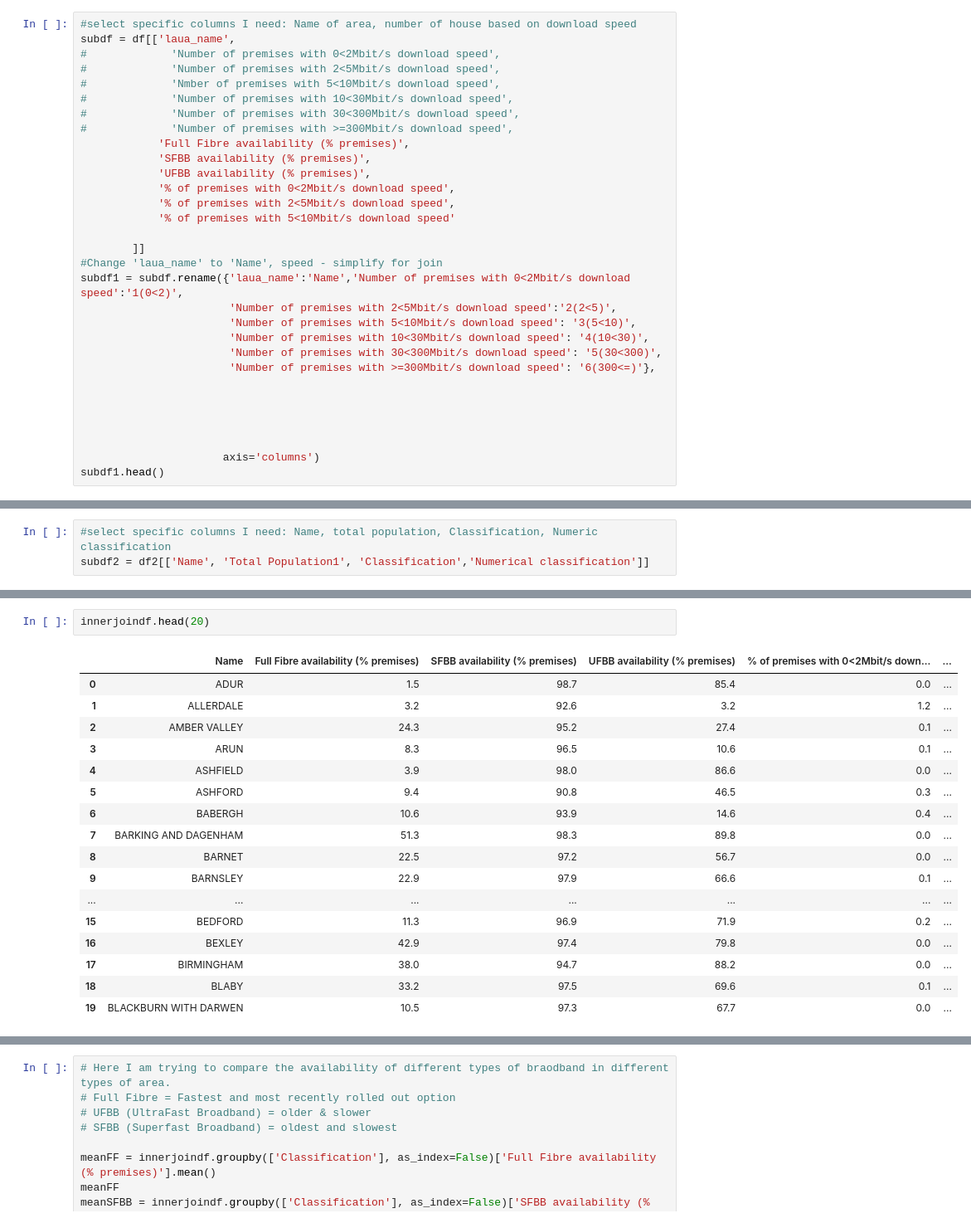
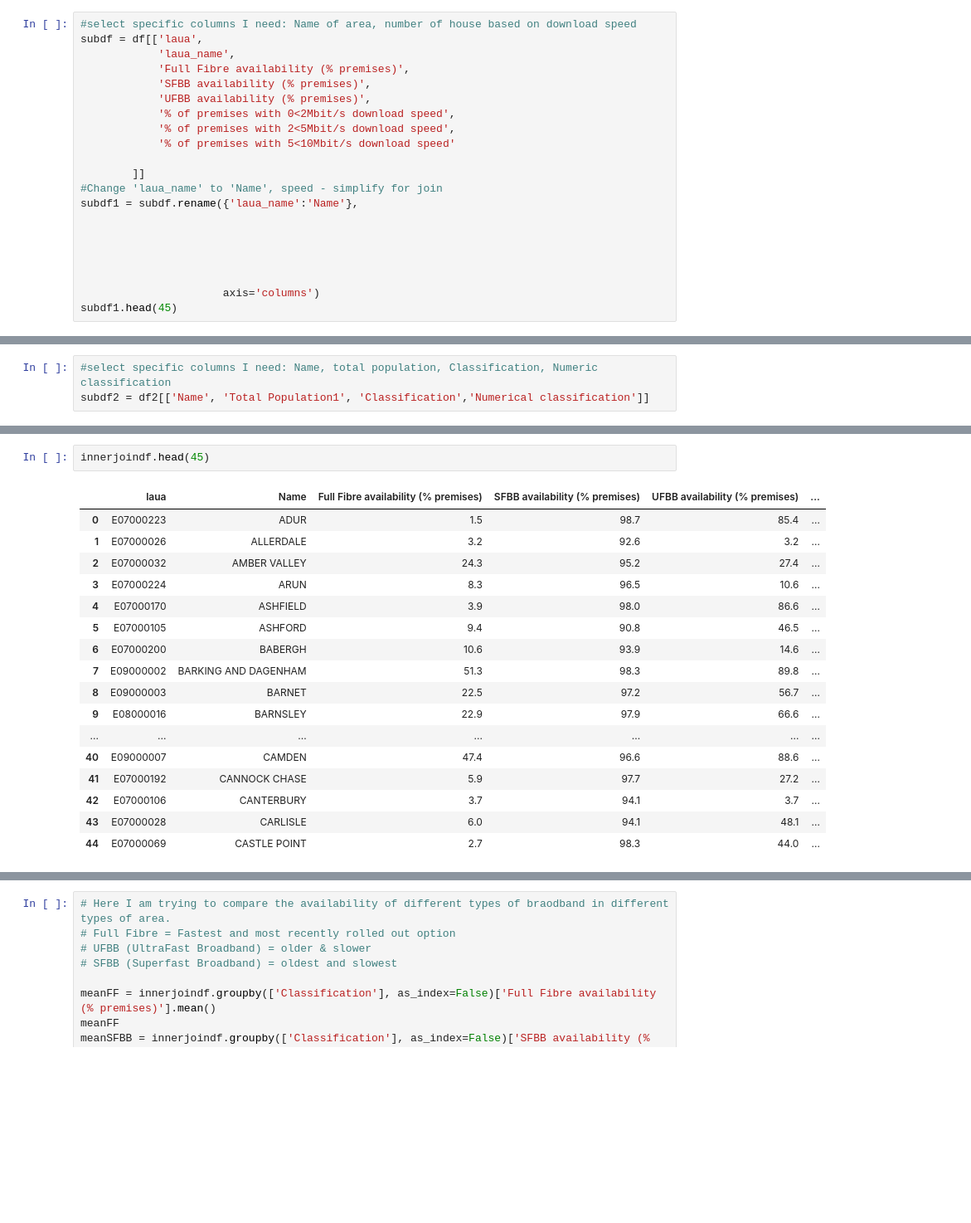
Before and after one commit to Kim22345/CFG-Data-Project-, a Jupyter notebook: Rural_vs_urban-infra_kim.ipynb, the cells around one changed output, grey strips where cells are left out. Shown: that part at 83% size. Saved outputs shown, nothing was run; the diff lists cells and outputs as text; blank space fills up the shorter version.

```diff
--- a/Rural_vs_urban-infra_kim.ipynb
+++ b/Rural_vs_urban-infra_kim.ipynb
@@ -43,13 +43,8 @@ dtypes: float64(18), int64(20), object(2)
 memory usage: 117.0+ KB
 # %%
 #select specific columns I need: Name of area, number of house based on download speed
-subdf = df[['laua_name',
-#             'Number of premises with 0<2Mbit/s download speed',
-#             'Number of premises with 2<5Mbit/s download speed',
-#             'Nmber of premises with 5<10Mbit/s download speed',
-#             'Number of premises with 10<30Mbit/s download speed',
-#             'Number of premises with 30<300Mbit/s download speed',
-#             'Number of premises with >=300Mbit/s download speed',
+subdf = df[['laua',
+            'laua_name',
             'Full Fibre availability (% premises)',
             'SFBB availability (% premises)',
             'UFBB availability (% premises)',
@@ -59,17 +54,12 @@ subdf = df[['laua_name',
 
         ]]
 #Change 'laua_name' to 'Name', speed - simplify for join
-subdf1 = subdf.rename({'laua_name':'Name','Number of premises with 0<2Mbit/s download speed':'1(0<2)',
-                       'Number of premises with 2<5Mbit/s download speed':'2(2<5)',
-                       'Number of premises with 5<10Mbit/s download speed': '3(5<10)',
-                       'Number of premises with 10<30Mbit/s download speed': '4(10<30)',
-                       'Number of premises with 30<300Mbit/s download speed': '5(30<300)',
-                       'Number of premises with >=300Mbit/s download speed': '6(300<=)'},
+subdf1 = subdf.rename({'laua_name':'Name'},
 
 
 
 
 
                       axis='columns')
-subdf1.head()
+subdf1.head(45)
 # %% [output]
@@ -133,20 +150,20 @@ outerjoindf.shape
 # %%
-innerjoindf.head(20)
+innerjoindf.head(45)
 # %% [output]
-|  | Name | Full Fibre availability (% premises) | SFBB availability (% premises) | UFBB availability (% premises) | % of premises with 0<2Mbit/s down... | ... |
-| 0 | ADUR | 1.5 | 98.7 | 85.4 | 0.0 | ... |
-| 1 | ALLERDALE | 3.2 | 92.6 | 3.2 | 1.2 | ... |
-| 2 | AMBER VALLEY | 24.3 | 95.2 | 27.4 | 0.1 | ... |
-| 3 | ARUN | 8.3 | 96.5 | 10.6 | 0.1 | ... |
-| 4 | ASHFIELD | 3.9 | 98.0 | 86.6 | 0.0 | ... |
-| 5 | ASHFORD | 9.4 | 90.8 | 46.5 | 0.3 | ... |
-| 6 | BABERGH | 10.6 | 93.9 | 14.6 | 0.4 | ... |
-| 7 | BARKING AND DAGENHAM | 51.3 | 98.3 | 89.8 | 0.0 | ... |
-| 8 | BARNET | 22.5 | 97.2 | 56.7 | 0.0 | ... |
-| 9 | BARNSLEY | 22.9 | 97.9 | 66.6 | 0.1 | ... |
+|  | laua | Name | Full Fibre availability (% premises) | SFBB availability (% premises) | UFBB availability (% premises) | ... |
+| 0 | E07000223 | ADUR | 1.5 | 98.7 | 85.4 | ... |
+| 1 | E07000026 | ALLERDALE | 3.2 | 92.6 | 3.2 | ... |
+| 2 | E07000032 | AMBER VALLEY | 24.3 | 95.2 | 27.4 | ... |
+| 3 | E07000224 | ARUN | 8.3 | 96.5 | 10.6 | ... |
+| 4 | E07000170 | ASHFIELD | 3.9 | 98.0 | 86.6 | ... |
+| 5 | E07000105 | ASHFORD | 9.4 | 90.8 | 46.5 | ... |
+| 6 | E07000200 | BABERGH | 10.6 | 93.9 | 14.6 | ... |
+| 7 | E09000002 | BARKING AND DAGENHAM | 51.3 | 98.3 | 89.8 | ... |
+| 8 | E09000003 | BARNET | 22.5 | 97.2 | 56.7 | ... |
+| 9 | E08000016 | BARNSLEY | 22.9 | 97.9 | 66.6 | ... |
 | ... | ... | ... | ... | ... | ... | ... |
-| 15 | BEDFORD | 11.3 | 96.9 | 71.9 | 0.2 | ... |
-| 16 | BEXLEY | 42.9 | 97.4 | 79.8 | 0.0 | ... |
-| 17 | BIRMINGHAM | 38.0 | 94.7 | 88.2 | 0.0 | ... |
-| 18 | BLABY | 33.2 | 97.5 | 69.6 | 0.1 | ... |
-| 19 | BLACKBURN WITH DARWEN | 10.5 | 97.3 | 67.7 | 0.0 | ... |
+| 40 | E09000007 | CAMDEN | 47.4 | 96.6 | 88.6 | ... |
+| 41 | E07000192 | CANNOCK CHASE | 5.9 | 97.7 | 27.2 | ... |
+| 42 | E07000106 | CANTERBURY | 3.7 | 94.1 | 3.7 | ... |
+| 43 | E07000028 | CARLISLE | 6.0 | 94.1 | 48.1 | ... |
+| 44 | E07000069 | CASTLE POINT | 2.7 | 98.3 | 44.0 | ... |
```
Also changed, not shown: parts of 20 cells of this notebook.
